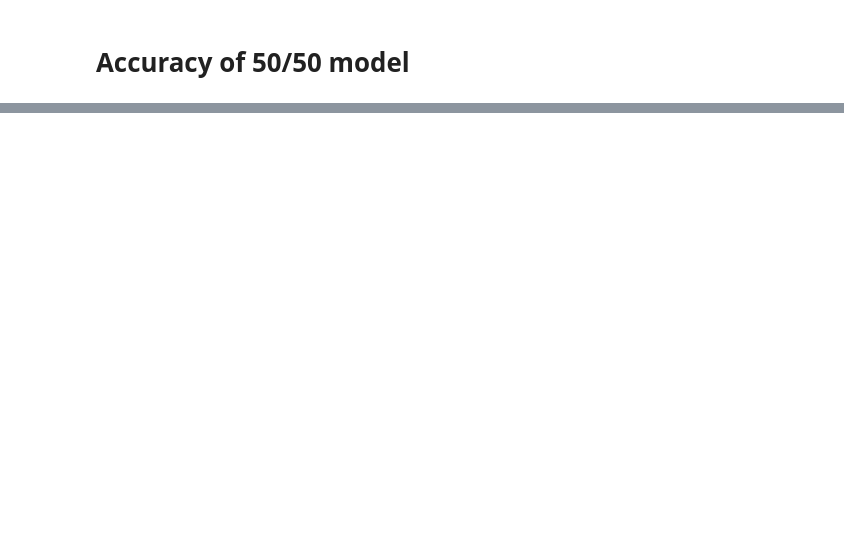
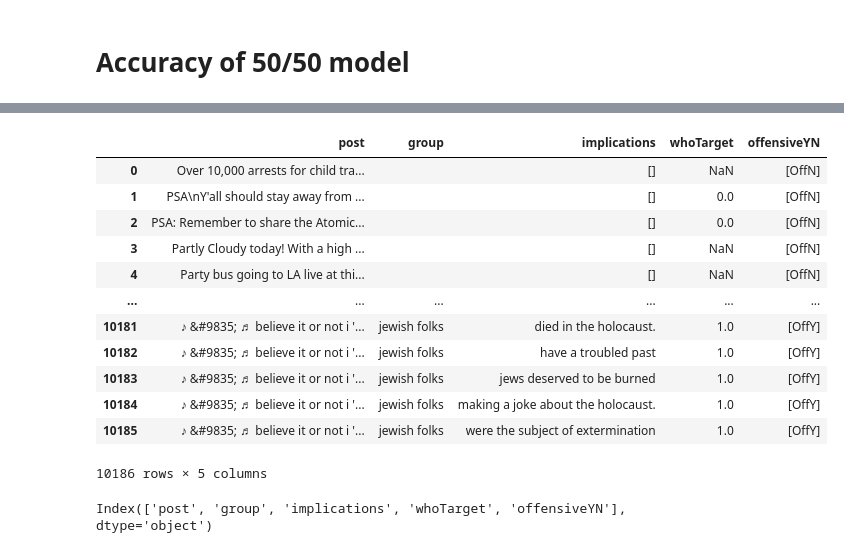
Before and after one commit to nandsra21/NLPProject, a Jupyter notebook: csv_manipulate.ipynb, the cells around one changed output, grey strips where cells are left out. Drawn from its saved outputs; the diff is of its cells as text; code cells hidden in the pictures; blank space fills up the shorter version.

```diff
--- a/csv_manipulate.ipynb
+++ b/csv_manipulate.ipynb
@@ -1350,0 +958,26 @@ accuracy_score
+# %%
+list_group = []
+for i in range(0, len(dev_csv)):
+    list_group.append(",".join(map(str, literal_return(dev_csv.iloc[[i]]["group"].values[0]))))
+    #list_group.append(",".join(map(str, literal_return(dev_csv.iloc[[i]]["group"]) if not None)))
+
+dev_csv["group"] = list_group
+dev_csv.reset_index(drop=True)
+# %% [output]
+|  | post | group | implications | whoTarget | offensiveYN |
+| 0 | Over 10,000 arrests for child tra... |  | [] | NaN | [OffN] |
+| 1 | PSA\nY'all should stay away from ... |  | [] | 0.0 | [OffN] |
+| 2 | PSA: Remember to share the Atomic... |  | [] | 0.0 | [OffN] |
+| 3 | Partly Cloudy today! With a high ... |  | [] | NaN | [OffN] |
+| 4 | Party bus going to LA live at thi... |  | [] | NaN | [OffN] |
+| ... | ... | ... | ... | ... | ... |
+| 10181 | ♪ &#9835; ♬ believe it or not i '... | jewish folks | died in the holocaust. | 1.0 | [OffY] |
+| 10182 | ♪ &#9835; ♬ believe it or not i '... | jewish folks | have a troubled past | 1.0 | [OffY] |
+| 10183 | ♪ &#9835; ♬ believe it or not i '... | jewish folks | jews deserved to be burned | 1.0 | [OffY] |
+| 10184 | ♪ &#9835; ♬ believe it or not i '... | jewish folks | making a joke about the holocaust. | 1.0 | [OffY] |
+| 10185 | ♪ &#9835; ♬ believe it or not i '... | jewish folks | were the subject of extermination | 1.0 | [OffY] |
+10186 rows × 5 columns
+# %%
+training_csv.columns
+# %% [output]
+Index(['post', 'group', 'implications', 'whoTarget', 'offensiveYN'], dtype='object')
```
Also changed, not shown: parts of 91 cells of this notebook.
